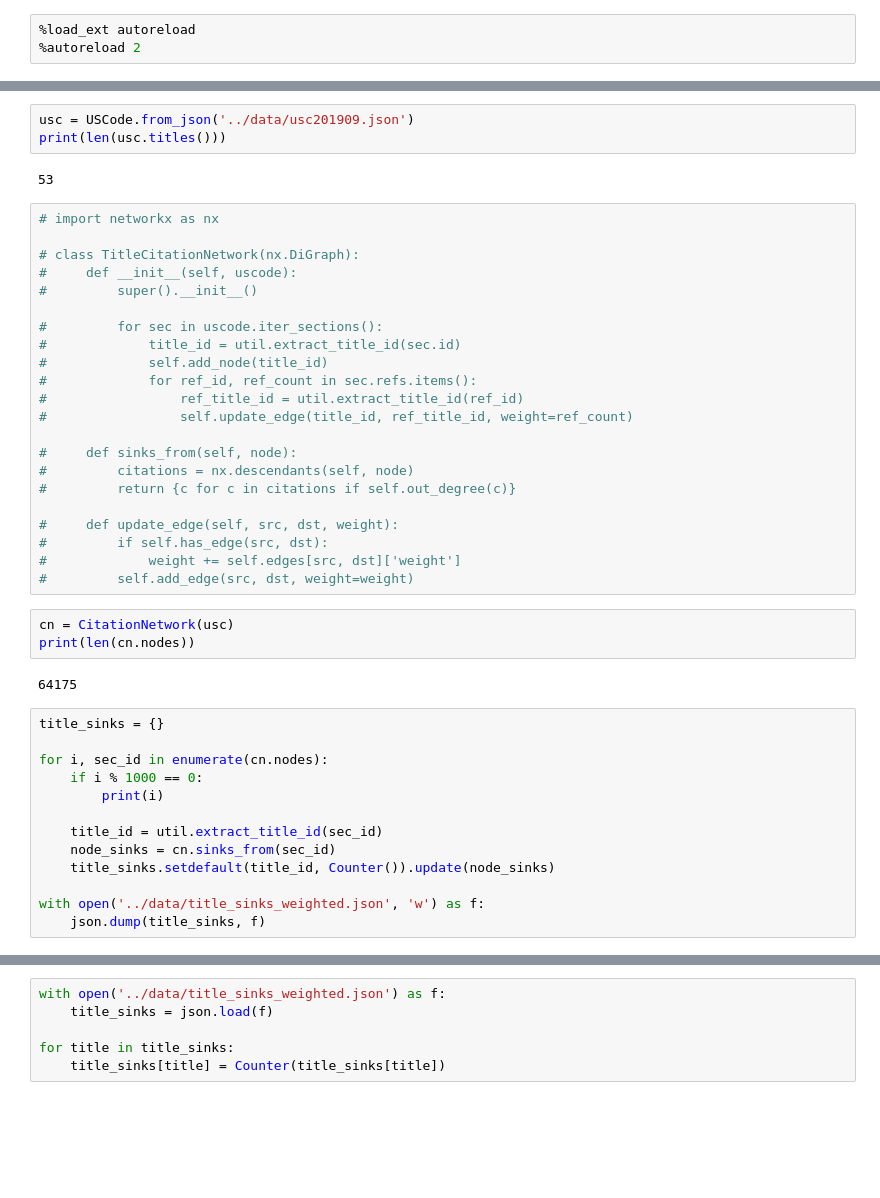
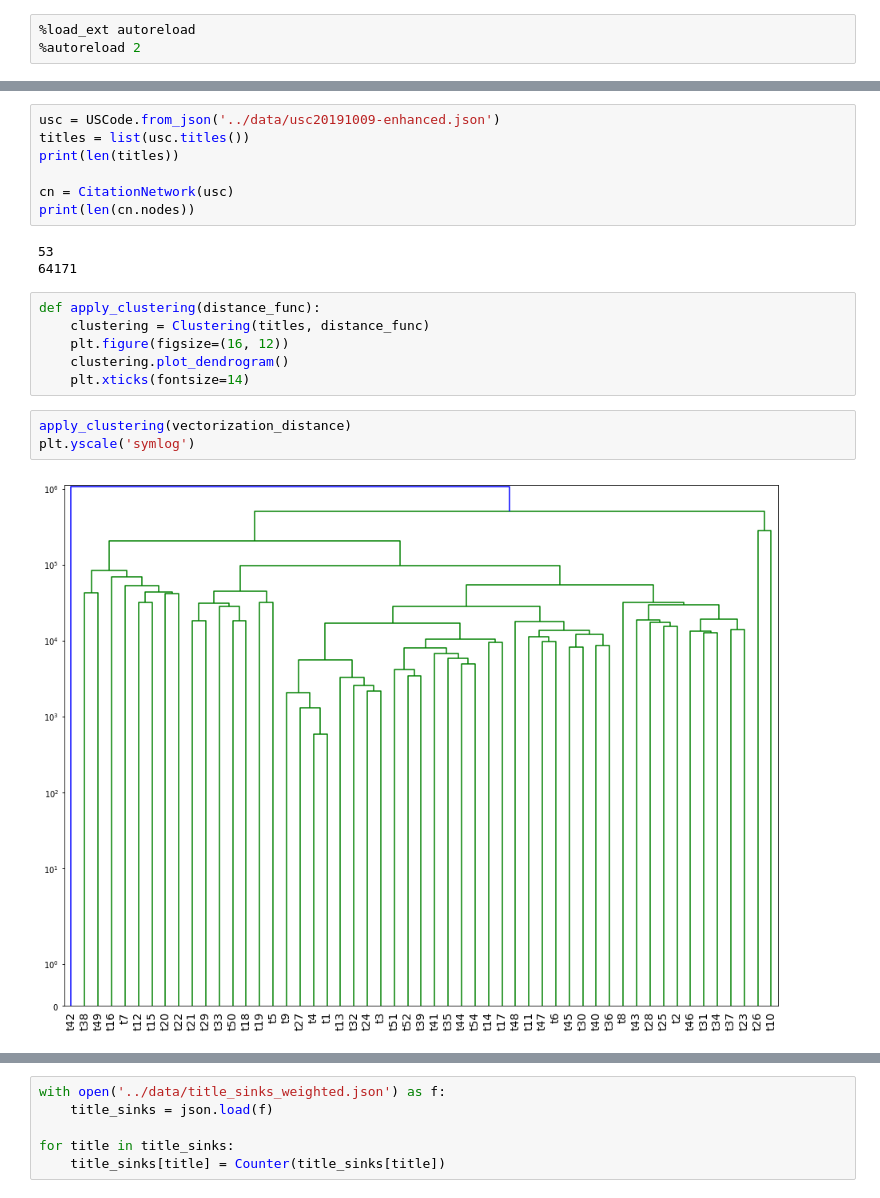
Before and after one commit to zhihao-liu/uscode-analysis, a Jupyter notebook: examples/title_cluster.ipynb, the cells around one changed output, grey strips where cells are left out. Cells and saved outputs as stored; diff of their text form; blank space fills up the shorter version.

```diff
--- a/examples/title_cluster.ipynb
+++ b/examples/title_cluster.ipynb
@@ -19,45 +20,21 @@ from cluster import Clustering
 # %%
-usc = USCode.from_json('../data/usc201909.json')
-print(len(usc.titles()))
+usc = USCode.from_json('../data/usc20191009-enhanced.json')
+titles = list(usc.titles())
+print(len(titles))
+
+cn = CitationNetwork(usc)
+print(len(cn.nodes))
 # %% [output]
 53
+64171
-# %%
-# import networkx as nx
-
-# class TitleCitationNetwork(nx.DiGraph):
-#     def __init__(self, uscode):
-#         super().__init__()
-
-#         for sec in uscode.iter_sections():
-#             title_id = util.extract_title_id(sec.id)
-#             self.add_node(title_id)
-#             for ref_id, ref_count in sec.refs.items():
-#                 ref_title_id = util.extract_title_id(ref_id)
-#                 self.update_edge(title_id, ref_title_id, weight=ref_count)
-
-#     def sinks_from(self, node):
-#         citations = nx.descendants(self, node)
-#         return {c for c in citations if self.out_degree(c)}
-
-#     def update_edge(self, src, dst, weight):
-#         if self.has_edge(src, dst):
-#             weight += self.edges[src, dst]['weight']
-#         self.add_edge(src, dst, weight=weight)
-# %%
-cn = CitationNetwork(usc)
-print(len(cn.nodes))
-# %% [output]
-64175
-# %%
-title_sinks = {}
-
-for i, sec_id in enumerate(cn.nodes):
-    if i % 1000 == 0:
-        print(i)
-
-    title_id = util.extract_title_id(sec_id)
-    node_sinks = cn.sinks_from(sec_id)
-    title_sinks.setdefault(title_id, Counter()).update(node_sinks)
-
-with open('../data/title_sinks_weighted.json', 'w') as f:
-    json.dump(title_sinks, f)
+# %%
+def apply_clustering(distance_func):
+    clustering = Clustering(titles, distance_func)
+    plt.figure(figsize=(16, 12))
+    clustering.plot_dendrogram()
+    plt.xticks(fontsize=14)
+# %%
+apply_clustering(vectorization_distance)
+plt.yscale('symlog')
+# %% [output]
+[figure, added]
```
Also changed, not shown: parts of 9 cells of this notebook, 3 other files.
